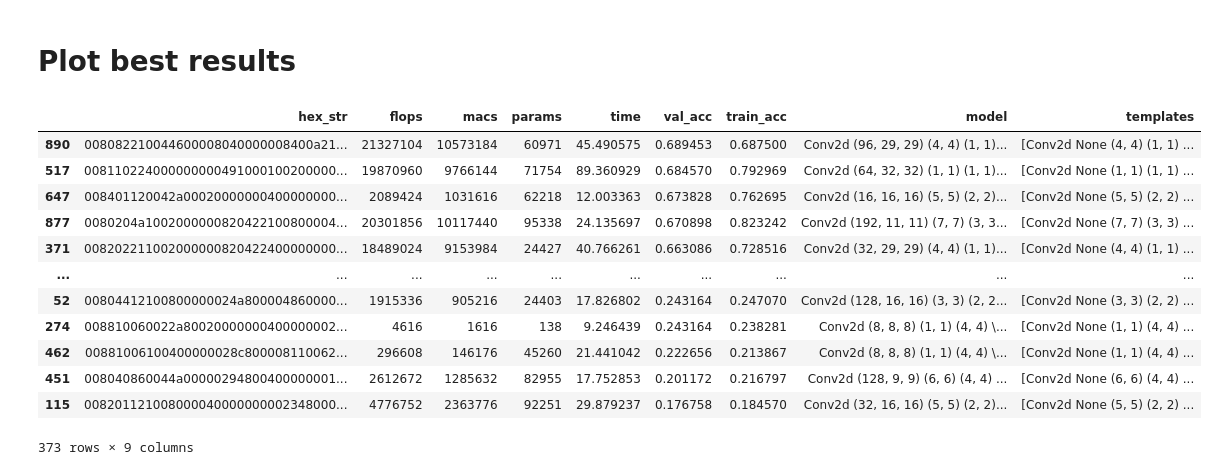
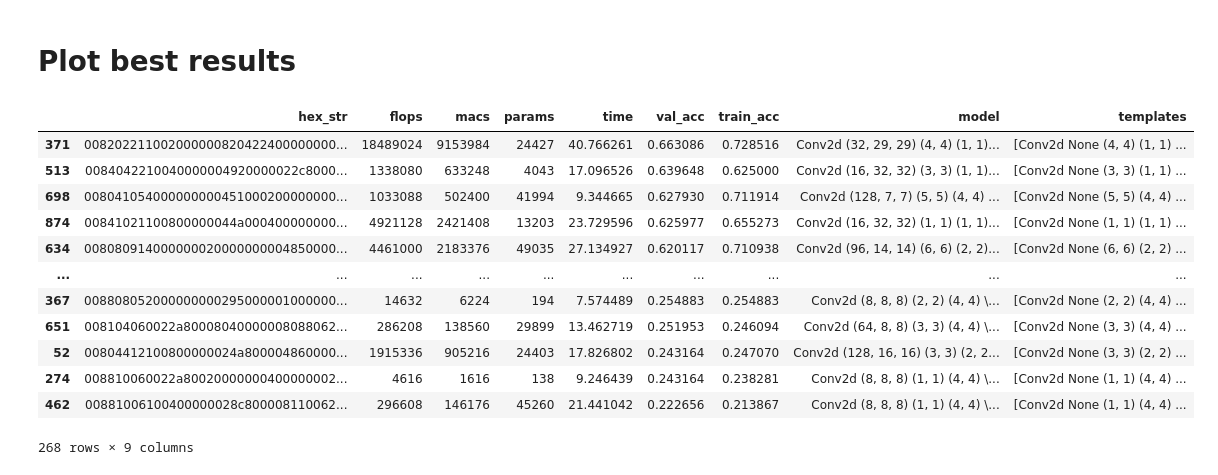
Before and after one commit to alkorolyov/sophius, a Jupyter notebook: notebooks/05_generate_models.ipynb, the cells around one changed output. Saved outputs shown, nothing was run; the diff lists cells and outputs as text; code cells hidden in the pictures.

```diff
--- a/notebooks/05_generate_models.ipynb
+++ b/notebooks/05_generate_models.ipynb
@@ -198,21 +198,21 @@ Linear       10
 # %% [markdown]
 # Plot best results
 # %%
-df[df['params'] < 10000]
+df[df['params'] < 50000]
 # %% [output]
 |  | hex_str | flops | macs | params | time | val_acc | train_acc | model | templates |
-| 890 | 008082210044600008040000008400a21... | 21327104 | 10573184 | 60971 | 45.490575 | 0.689453 | 0.687500 | Conv2d (96, 29, 29) (4, 4) (1, 1)... | [Conv2d None (4, 4) (1, 1) ... |
-| 517 | 008110224000000000491000100200000... | 19870960 | 9766144 | 71754 | 89.360929 | 0.684570 | 0.792969 | Conv2d (64, 32, 32) (1, 1) (1, 1)... | [Conv2d None (1, 1) (1, 1) ... |
-| 647 | 008401120042a00020000000400000000... | 2089424 | 1031616 | 62218 | 12.003363 | 0.673828 | 0.762695 | Conv2d (16, 16, 16) (5, 5) (2, 2)... | [Conv2d None (5, 5) (2, 2) ... |
-| 877 | 0080204a1002000000820422100800004... | 20301856 | 10117440 | 95338 | 24.135697 | 0.670898 | 0.823242 | Conv2d (192, 11, 11) (7, 7) (3, 3... | [Conv2d None (7, 7) (3, 3) ... |
 | 371 | 008202211002000000820422400000000... | 18489024 | 9153984 | 24427 | 40.766261 | 0.663086 | 0.728516 | Conv2d (32, 29, 29) (4, 4) (1, 1)... | [Conv2d None (4, 4) (1, 1) ... |
+| 513 | 0084042210040000004920000022c8000... | 1338080 | 633248 | 4043 | 17.096526 | 0.639648 | 0.625000 | Conv2d (16, 32, 32) (3, 3) (1, 1)... | [Conv2d None (3, 3) (1, 1) ... |
+| 698 | 008041054000000000451000200000000... | 1033088 | 502400 | 41994 | 9.344665 | 0.627930 | 0.711914 | Conv2d (128, 7, 7) (5, 5) (4, 4) ... | [Conv2d None (5, 5) (4, 4) ... |
+| 874 | 00841021100800000044a000400000000... | 4921128 | 2421408 | 13203 | 23.729596 | 0.625977 | 0.655273 | Conv2d (16, 32, 32) (1, 1) (1, 1)... | [Conv2d None (1, 1) (1, 1) ... |
+| 634 | 008080914000000020000000004850000... | 4461000 | 2183376 | 49035 | 27.134927 | 0.620117 | 0.710938 | Conv2d (96, 14, 14) (6, 6) (2, 2)... | [Conv2d None (6, 6) (2, 2) ... |
 | ... | ... | ... | ... | ... | ... | ... | ... | ... | ... |
+| 367 | 008808052000000000295000001000000... | 14632 | 6224 | 194 | 7.574489 | 0.254883 | 0.254883 | Conv2d (8, 8, 8) (2, 2) (4, 4) \... | [Conv2d None (2, 2) (4, 4) ... |
+| 651 | 008104060022a80008040000008088062... | 286208 | 138560 | 29899 | 13.462719 | 0.251953 | 0.246094 | Conv2d (64, 8, 8) (3, 3) (4, 4) \... | [Conv2d None (3, 3) (4, 4) ... |
 | 52 | 00804412100800000024a800004860000... | 1915336 | 905216 | 24403 | 17.826802 | 0.243164 | 0.247070 | Conv2d (128, 16, 16) (3, 3) (2, 2... | [Conv2d None (3, 3) (2, 2) ... |
 | 274 | 008810060022a80020000000400000002... | 4616 | 1616 | 138 | 9.246439 | 0.243164 | 0.238281 | Conv2d (8, 8, 8) (1, 1) (4, 4) \... | [Conv2d None (1, 1) (4, 4) ... |
 | 462 | 00881006100400000028c800008110062... | 296608 | 146176 | 45260 | 21.441042 | 0.222656 | 0.213867 | Conv2d (8, 8, 8) (1, 1) (4, 4) \... | [Conv2d None (1, 1) (4, 4) ... |
-| 451 | 008040860044a00000294800400000001... | 2612672 | 1285632 | 82955 | 17.752853 | 0.201172 | 0.216797 | Conv2d (128, 9, 9) (6, 6) (4, 4) ... | [Conv2d None (6, 6) (4, 4) ... |
-| 115 | 008201121008000040000000002348000... | 4776752 | 2363776 | 92251 | 29.879237 | 0.176758 | 0.184570 | Conv2d (32, 16, 16) (5, 5) (2, 2)... | [Conv2d None (5, 5) (2, 2) ... |
-373 rows × 9 columns
+268 rows × 9 columns
 # %%
 tmpl = df.model.loc[513]
 model = tmpl.instantiate_model().type(torch.cuda.FloatTensor)
```
Also changed, not shown: parts of 9 cells of this notebook, 2 other files.
